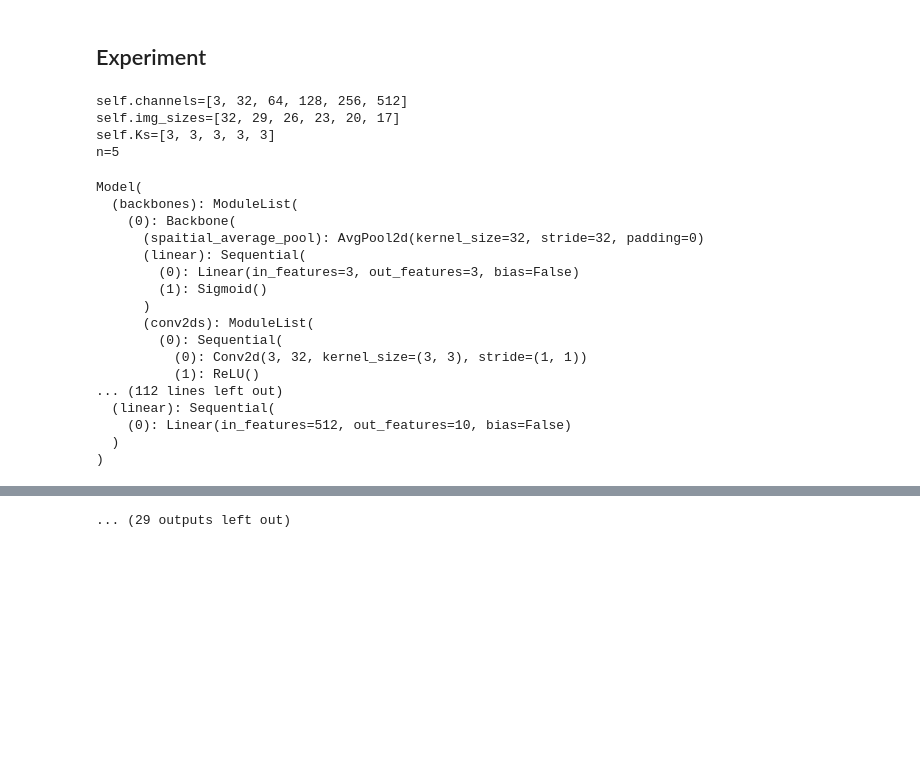
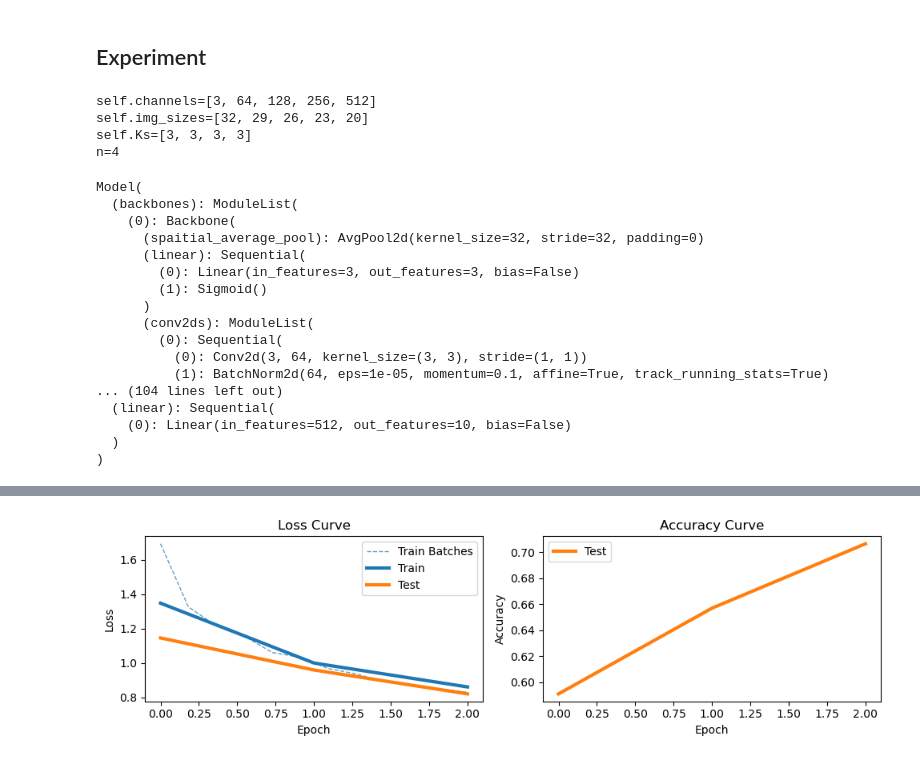
Before and after one commit to Ataago-AI/NN-Deep-Learning, a Jupyter notebook: assignment/NN_DL_Assignment_1.ipynb, the cells around one changed output, grey strips where cells are left out. Drawn from its saved outputs; the diff is of its cells as text; code cells hidden in the pictures; blank space fills up the shorter version.

Commit message:
v0.5.1 : conv + bNorm +relu + pool Big run : 82%@20Epochs

```diff
--- a/assignment/NN_DL_Assignment_1.ipynb
+++ b/assignment/NN_DL_Assignment_1.ipynb
@@ -143,25 +143,25 @@ class Backbone(nn.Module):
     self.conv2ds = nn.ModuleList([
         nn.Sequential(
             nn.Conv2d(in_channels=in_channels, out_channels=out_channels, kernel_size=kernel_size),
+            nn.BatchNorm2d(num_features=out_channels),
             nn.ReLU(),
             nn.MaxPool2d(kernel_size=2, stride=1),
         )
         for _ in range(k)
     ])
+    self.batch_norm = nn.BatchNorm2d(num_features=out_channels)
 
   def forward(self, x):
     sap_out = self.spaitial_average_pool(x).reshape(x.shape[0], -1)
     if self.debug: print(f"{sap_out.shape=}")
 
     g_out = self.linear(sap_out)
-    #if self.debug: print(f"{lin_out.shape=}")
-
-    #g_out = self.non_linear(lin_out)
     if self.debug: print(f"{g_out.shape=}")
     if self.debug: print(f"{g_out=}")
 
     outs = list()
     for a, conv2d in zip(g_out.transpose(0, 1), self.conv2ds):
+    #for conv2d in self.conv2ds:
       c_out = conv2d(x)
       if self.debug: print(f"{c_out.shape=}")
       if self.debug: print(f"{a.shape=}, \n{a=}")
@@ -174,19 +174,7 @@ class Backbone(nn.Module):
     out = sum(outs)
     if self.debug: print(f"{out.shape=}")
 
+    out = self.batch_norm(out)
+    if self.debug: print(f"{batch_out.shape=}")
+
     return out
-# %%
-EPOCHS = 3
-BATCH_SIZE = 2
-
-trainloader = torch.utils.data.DataLoader(trainset, batch_size=BATCH_SIZE, shuffle=True, num_workers=0)
-testloader = torch.utils.data.DataLoader(testset, batch_size=BATCH_SIZE, shuffle=False, num_workers=0)
-
-
-backbone = Backbone(img_size=IMG_DIM, in_channels=IMG_CHANNELS, out_channels=HIDDEN_CHANNELS, kernel_size=HIDDEN_CONV_KERNEL, k=5, debug=True)
-
-print(backbone)
-for x, label in trainloader:
-    print(f"{x.shape=}")
-    out = backbone(x)
-    break
@@ -412,7 +398,7 @@ STRIDE = 1
 # channels = [IMG_CHANNELS, 16, 32, 64, 64] #20, 25, 30]
 # channels = [IMG_CHANNELS, 4, 8, 16, ]
 # channels = [IMG_CHANNELS, 5, 7, 9, 11, 13]
-channels = [IMG_CHANNELS, 32, 64, 128, 256, 512, ] #19, ]
+channels = [IMG_CHANNELS, 64, 128, 256, 512] #19, ]
 # Ks = channels[1:]
 Ks = [3] * (len(channels) - 1)
 N = len(channels) - 1
@@ -430,10 +416,10 @@ if USE_GPU: model.to('cuda')
 
 model
 # %% [output]
-self.channels=[3, 32, 64, 128, 256, 512]
-self.img_sizes=[32, 29, 26, 23, 20, 17]
-self.Ks=[3, 3, 3, 3, 3]
-n=5
+self.channels=[3, 64, 128, 256, 512]
+self.img_sizes=[32, 29, 26, 23, 20]
+self.Ks=[3, 3, 3, 3]
+n=4
 Model(
   (backbones): ModuleList(
     (0): Backbone(
@@ -444,9 +430,9 @@ Model(
       )
       (conv2ds): ModuleList(
         (0): Sequential(
-          (0): Conv2d(3, 32, kernel_size=(3, 3), stride=(1, 1))
-          (1): ReLU()
-... (112 lines left out)
+          (0): Conv2d(3, 64, kernel_size=(3, 3), stride=(1, 1))
+          (1): BatchNorm2d(64, eps=1e-05, momentum=0.1, affine=True, track_running_stats=True)
+... (104 lines left out)
   (linear): Sequential(
     (0): Linear(in_features=512, out_features=10, bias=False)
   )
@@ -454,13 +440,13 @@ Model(
 # %%
 # Init optimizer
 
-LR = 1e-4 #1e-3, 1e-4
+LR = 1e-3 #1e-3, 1e-4
 MOMENTUM = 0.9 #0.9
 
 
 criterion = nn.CrossEntropyLoss()
 # optimizer = torch.optim.SGD(model.parameters(), lr=LR, momentum=MOMENTUM)
-optimizer = torch.optim.AdamW(model.parameters(), lr=LR)
+optimizer = torch.optim.AdamW(model.parameters(), lr=LR, weight_decay=0.15)
 
 model.set_debug(False)
 # %%
@@ -483,7 +469,7 @@ trainer = Trainer(
     testloader=testloader,
 )
 # %%
-trainer.epochs = 40
+trainer.epochs = 3
 
 trainer.train(use_gpu=USE_GPU)
 trainer.plot()
@@ -575,2 +502,2 @@ Accuracy of the network on the 10000 test images: 65.53 %
-... (29 outputs left out)
+[figure, added]
 # %%
```
Also changed, not shown: parts of 7 cells of this notebook.
